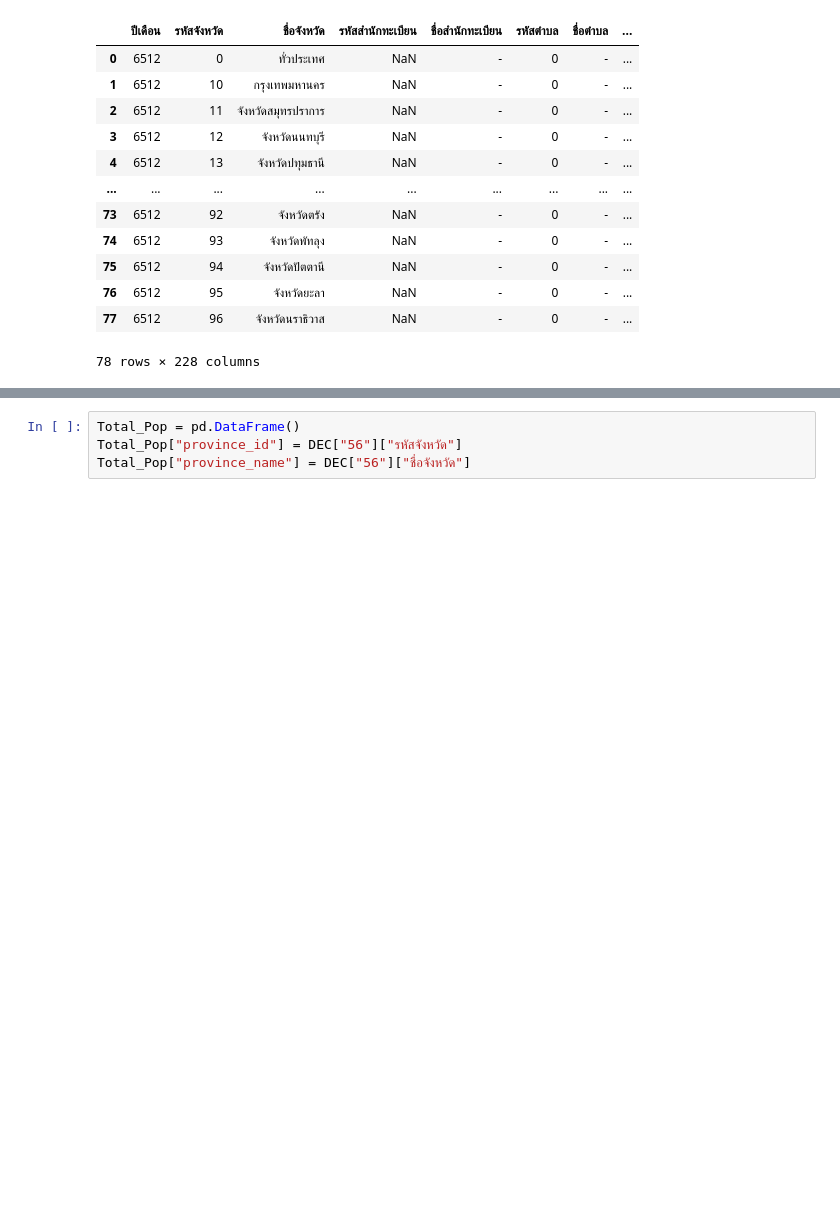
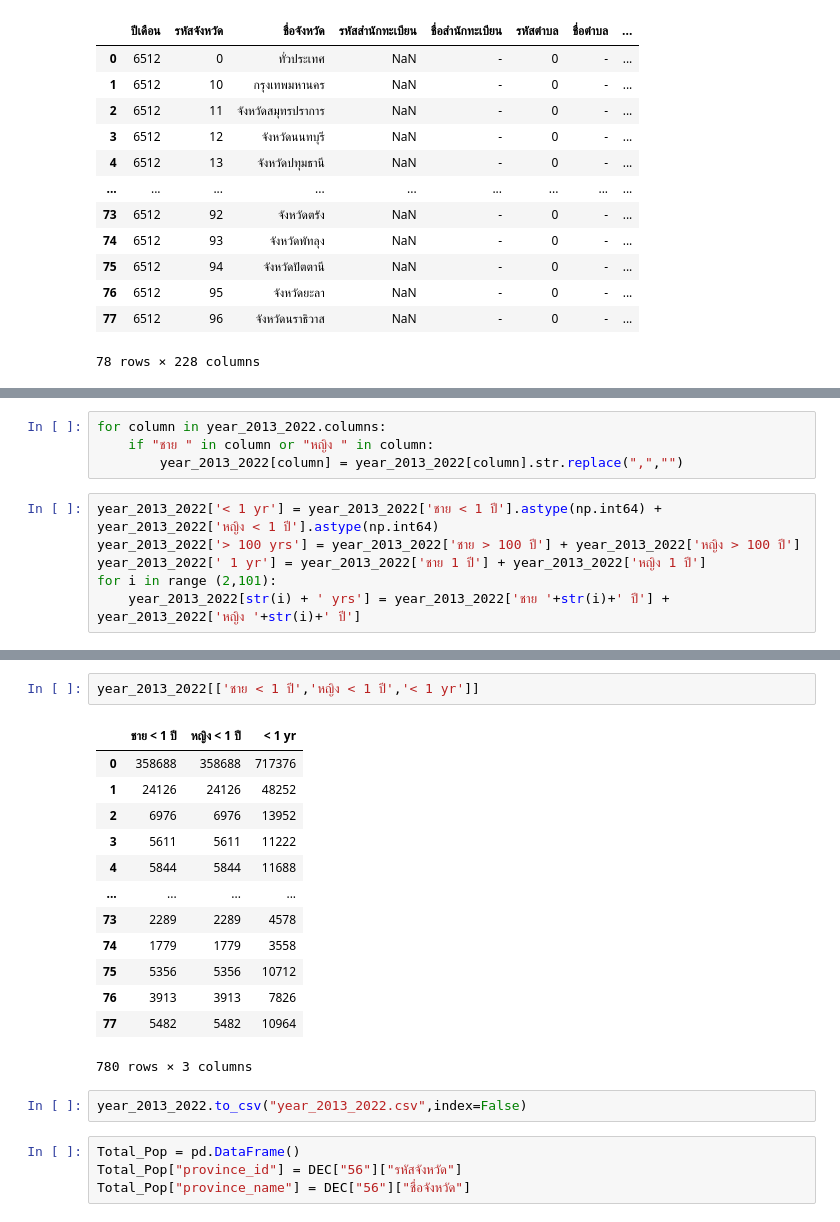
Before and after one commit to OrangeEngineer/ThailandPopulationAnalysis, a Jupyter notebook: DataExploationAndCleaning.ipynb, the cells around one changed output, grey strips where cells are left out. Saved outputs shown, nothing was run; the diff lists cells and outputs as text; blank space fills up the shorter version.

```diff
--- a/DataExploationAndCleaning.ipynb
+++ b/DataExploationAndCleaning.ipynb
@@ -25,0 +84,10 @@ DEC["65"]
+# %%
+for column in year_2013_2022.columns:
+    if "ชาย " in column or "หญิง " in column:
+        year_2013_2022[column] = year_2013_2022[column].str.replace(",","")
+# %%
+year_2013_2022['< 1 yr'] = year_2013_2022['ชาย < 1 ปี'].astype(np.int64) + year_2013_2022['หญิง < 1 ปี'].astype(np.int64)
+year_2013_2022['> 100 yrs'] = year_2013_2022['ชาย > 100 ปี'] + year_2013_2022['หญิง > 100 ปี']
+year_2013_2022[' 1 yr'] = year_2013_2022['ชาย 1 ปี'] + year_2013_2022['หญิง 1 ปี']
+for i in range (2,101):
+    year_2013_2022[str(i) + ' yrs'] = year_2013_2022['ชาย '+str(i)+' ปี'] + year_2013_2022['หญิง '+str(i)+' ปี']
@@ -26,3 +104,21 @@ DEC["65"]
+# %%
+year_2013_2022[['ชาย < 1 ปี','หญิง < 1 ปี','< 1 yr']]
+# %% [output]
+|  | ชาย < 1 ปี | หญิง < 1 ปี | < 1 yr |
+| 0 | 358688 | 358688 | 717376 |
+| 1 | 24126 | 24126 | 48252 |
+| 2 | 6976 | 6976 | 13952 |
+| 3 | 5611 | 5611 | 11222 |
+| 4 | 5844 | 5844 | 11688 |
+| ... | ... | ... | ... |
+| 73 | 2289 | 2289 | 4578 |
+| 74 | 1779 | 1779 | 3558 |
+| 75 | 5356 | 5356 | 10712 |
+| 76 | 3913 | 3913 | 7826 |
+| 77 | 5482 | 5482 | 10964 |
+780 rows × 3 columns
+# %%
+year_2013_2022.to_csv("year_2013_2022.csv",index=False)
 # %%
 Total_Pop = pd.DataFrame()
 Total_Pop["province_id"] = DEC["56"]["รหัสจังหวัด"]
```
Also changed, not shown: parts of 18 cells of this notebook, 1 other file.
